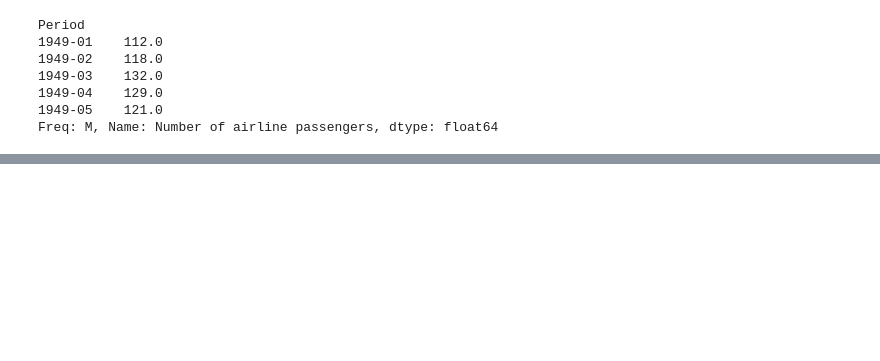
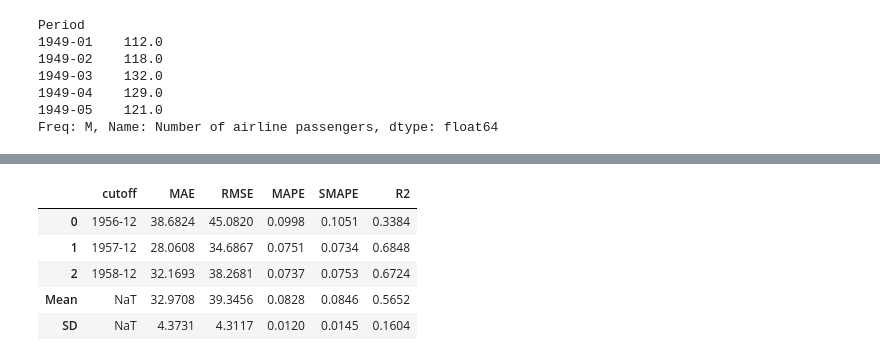
Before and after one commit to ngupta23/pycaret_faqs, a Jupyter notebook: time_series/pycaret_mlflow_basics.ipynb, the cells around one changed output, grey strips where cells are left out. Drawn from its saved outputs; the diff is of its cells as text; code cells hidden in the pictures; blank space fills up the shorter version.

```diff
--- a/time_series/pycaret_mlflow_basics.ipynb
+++ b/time_series/pycaret_mlflow_basics.ipynb
@@ -99,0 +56,10 @@ Aborted!
+# %%
+#### Create a model ----
+model = exp.create_model("lr_cds_dt")
+# %% [output]
+|  | cutoff | MAE | RMSE | MAPE | SMAPE | R2 |
+| 0 | 1956-12 | 38.6824 | 45.0820 | 0.0998 | 0.1051 | 0.3384 |
+| 1 | 1957-12 | 28.0608 | 34.6867 | 0.0751 | 0.0734 | 0.6848 |
+| 2 | 1958-12 | 32.1693 | 38.2681 | 0.0737 | 0.0753 | 0.6724 |
+| Mean | NaT | 32.9708 | 39.3456 | 0.0828 | 0.0846 | 0.5652 |
+| SD | NaT | 4.3731 | 4.3117 | 0.0120 | 0.0145 | 0.1604 |
```
Also changed, not shown: parts of 14 cells of this notebook.
